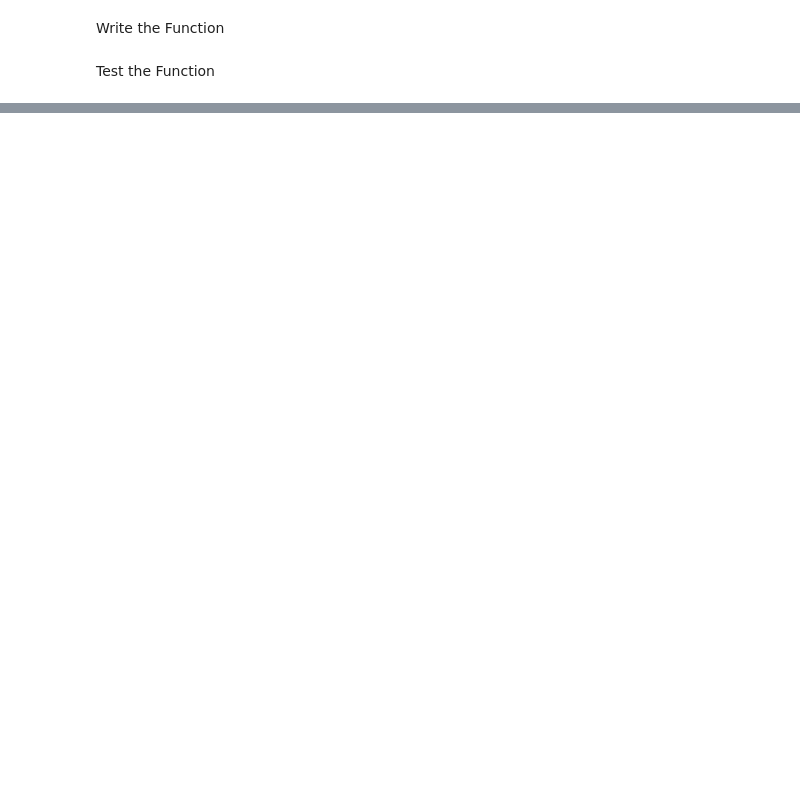
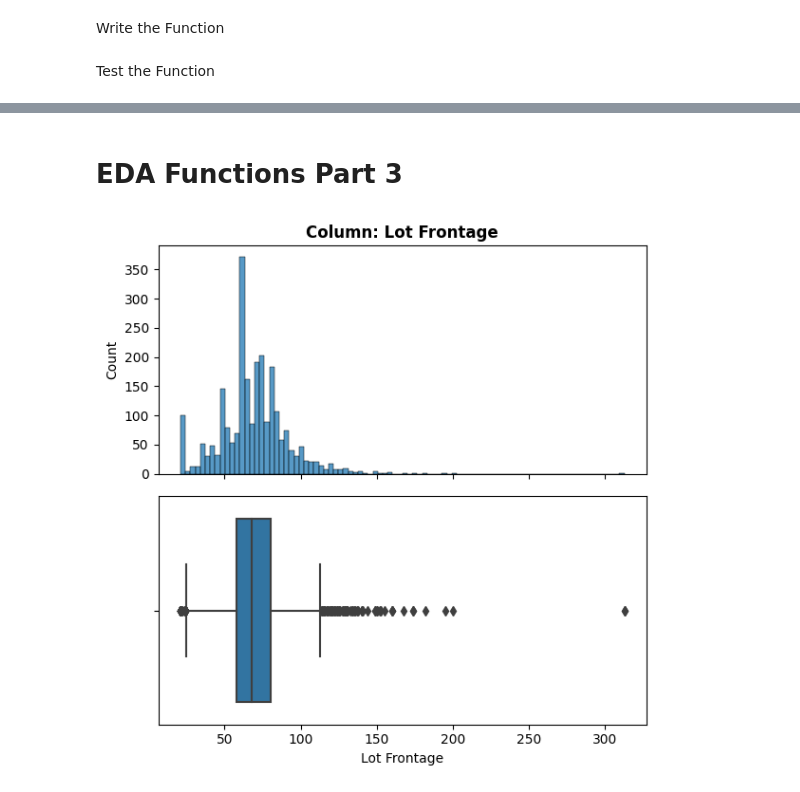
Before and after one commit to eckoecho/CodingDojo, a Jupyter notebook: EDA_Functions_Part_1.ipynb, the cells around one changed output, grey strips where cells are left out. Drawn from its saved outputs; the diff is of its cells as text; code cells hidden in the pictures; blank space fills up the shorter version.

```diff
--- a/EDA_Functions_Part_1.ipynb
+++ b/EDA_Functions_Part_1.ipynb
@@ -507,0 +508,16 @@ fig, ax = plot_categorical_vs_target(df, x="Alley", fillna=False)
+# %% [markdown]
+# EDA Functions Part 3
+# %%
+# Specify the x column
+x = "Lot Frontage"
+# Creating the figure
+fig, axes = plt.subplots(nrows=2, figsize=(6,6), sharex=True)
+# Histogram on Top
+sns.histplot(df, x="Lot Frontage", ax=axes[0])
+# Boxplot on Bottom
+sns.boxplot(df, x=x, ax=axes[1])
+#Set title
+axes[0].set_title(f"Column: {x}", fontweight="bold");
+fig.tight_layout()
+# %% [output]
+[figure, added]
```
Also changed, not shown: parts of 23 cells of this notebook.
